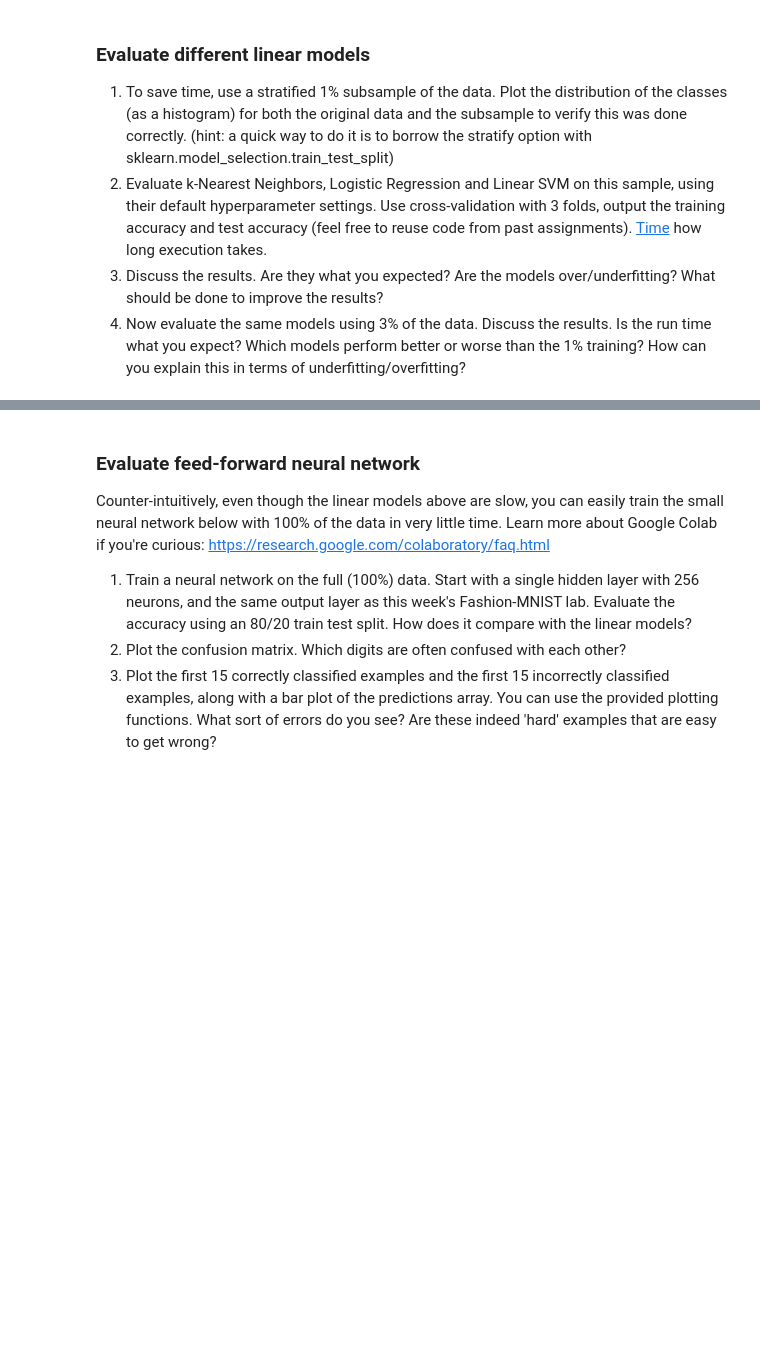
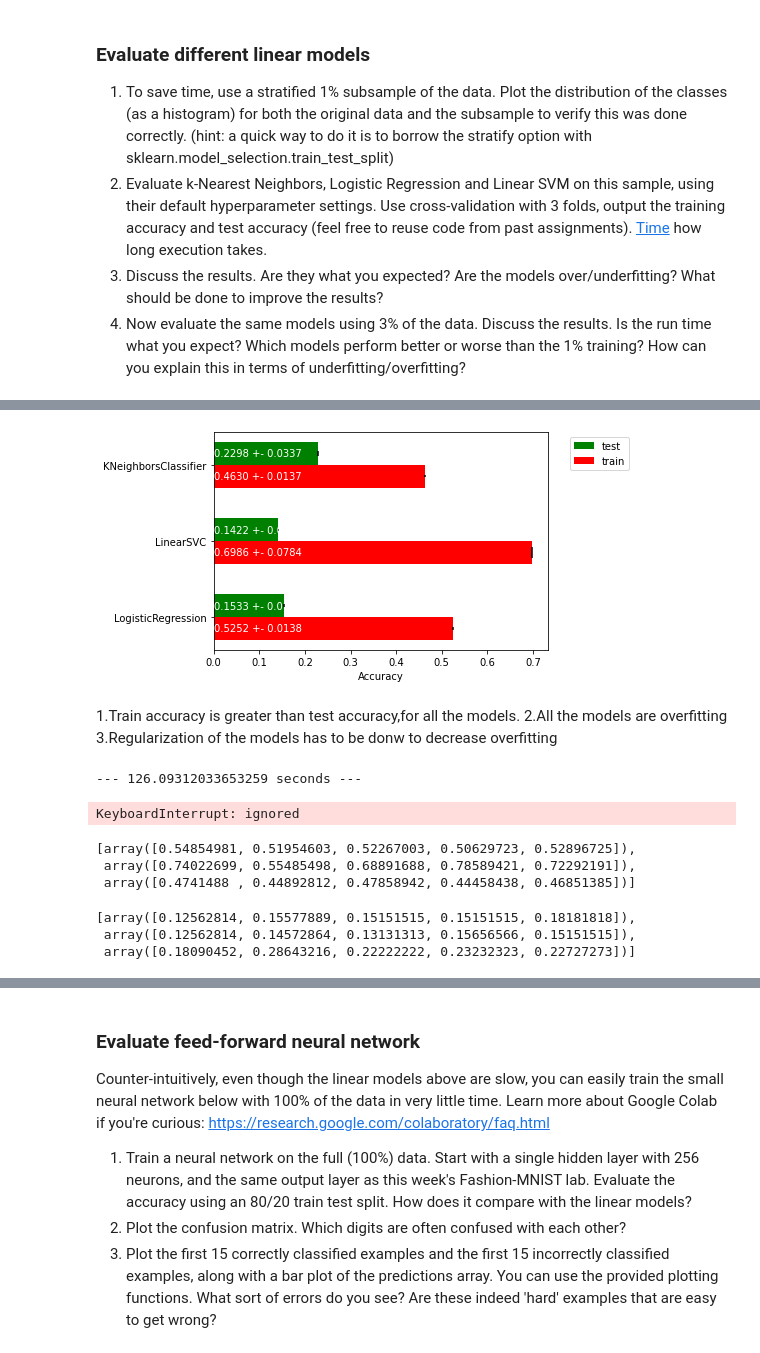
Before and after one commit to manideep137/EAI-6000, a Jupyter notebook: Assignment_3_Street_View_House_Numbers.ipynb, the cells around one changed output, grey strips where cells are left out. Cells and saved outputs as stored; diff of their text form; code cells hidden in the pictures; blank space fills up the shorter version.

```diff
--- a/Assignment_3_Street_View_House_Numbers.ipynb
+++ b/Assignment_3_Street_View_House_Numbers.ipynb
@@ -114,0 +155,26 @@ plot_images(X[0:10], y[0:10]);
+# %%
+from sklearn.model_selection import cross_validate, train_test_split
+from sklearn.linear_model import LogisticRegression
+from sklearn.neighbors import KNeighborsClassifier
+from sklearn.pipeline import make_pipeline
+from sklearn.svm import LinearSVC
+
+
+def evaluate_learners(models, X_sample, y_sample):
+    """ Evaluate each model in 'models' with cross-validation on the provided (X, y) data.
+
+    Given a list of models [model1, model2, ..., modelN] return two lists:
+     - a list with the scores obtained on the training samples for each model,
+     - a list with the test scores obtained on the test samples for each model.
+     The order of scores should match the order in which the models were originally provided. E.g.:
+     [Model1 train score, ..., ModelN train score], [Model1 test score, ..., ModelN test score]
+    """
+    # Evaluate with 5-fold cross-validation.
+    xvals = [cross_validate(m, X_sample, y_sample, return_train_score= True, n_jobs=-1) for m in models]
+    test_scores = [x['test_score'] for x in xvals]
+    train_scores = [x['train_score'] for x in xvals]
+    return train_scores, test_scores
+# %%
+models = [ LogisticRegression(), LinearSVC(), KNeighborsClassifier()]
+models = np.array([m for m in models]).flatten()
+train_scores, test_scores = evaluate_learners(models, X_sample, y_sample)
@@ -114,0 +193,29 @@ plot_images(X[0:10], y[0:10]);
+# %%
+classifiers = [LogisticRegression(), LinearSVC(), KNeighborsClassifier()]
+fig, ax = plt.subplots()
+width=0.3
+ax.barh(np.arange(len(train_scores)), np.mean(test_scores, axis=1), width,
+        yerr= np.std(test_scores, axis=1), color='green', label='test')
+ax.barh(np.arange(len(train_scores))-width, np.mean(train_scores, axis=1), width,
+        yerr= np.std(train_scores, axis=1), color='red', label='train')
+for i, te, tr in zip(np.arange(len(train_scores)),test_scores,train_scores):
+    ax.text(0, i, "{:.4f} +- {:.4f}".format(np.mean(te),np.std(te)), color='white', va='center')
+    ax.text(0, i-width, "{:.4f} +- {:.4f}".format(np.mean(tr),np.std(tr)), color='white', va='center')
+ax.set(yticks=np.arange(len(train_scores))-width/2, yticklabels=[c.__class__.__name__ for c in classifiers])
+ax.set_xlabel('Accuracy')
+ax.legend(bbox_to_anchor=(1.05, 1), loc=2)
+
+plt.show()
+# %% [output]
+[figure, added]
+# %% [markdown]
+1.Train accuracy is greater than test accuracy,for all the models.
+2.All the models are overfitting
+3.Regularization of the models has to be donw to decrease overfitting
+# %%
+import time
+start_time = time.time()
+evaluate_learners(models, X_sample, y_sample)
+print("--- %s seconds ---" % (time.time() - start_time))
+# %% [output]
+--- 126.09312033653259 seconds ---
@@ -114,0 +224,19 @@ plot_images(X[0:10], y[0:10]);
+# %%
+models = [ LogisticRegression(), LinearSVC(), KNeighborsClassifier()]
+models = np.array([m for m in models]).flatten()
+
+train_scores, test_scores = evaluate_learners(models, Xss, yss)
+# %% [output]
+KeyboardInterrupt: ignored
+# %%
+train_scores
+# %% [output]
+[array([0.54854981, 0.51954603, 0.52267003, 0.50629723, 0.52896725]),
+ array([0.74022699, 0.55485498, 0.68891688, 0.78589421, 0.72292191]),
+ array([0.4741488 , 0.44892812, 0.47858942, 0.44458438, 0.46851385])]
+# %%
+test_scores
+# %% [output]
+[array([0.12562814, 0.15577889, 0.15151515, 0.15151515, 0.18181818]),
+ array([0.12562814, 0.14572864, 0.13131313, 0.15656566, 0.15151515]),
+ array([0.18090452, 0.28643216, 0.22222222, 0.23232323, 0.22727273])]
```
Also changed, not shown: parts of 29 cells of this notebook.
